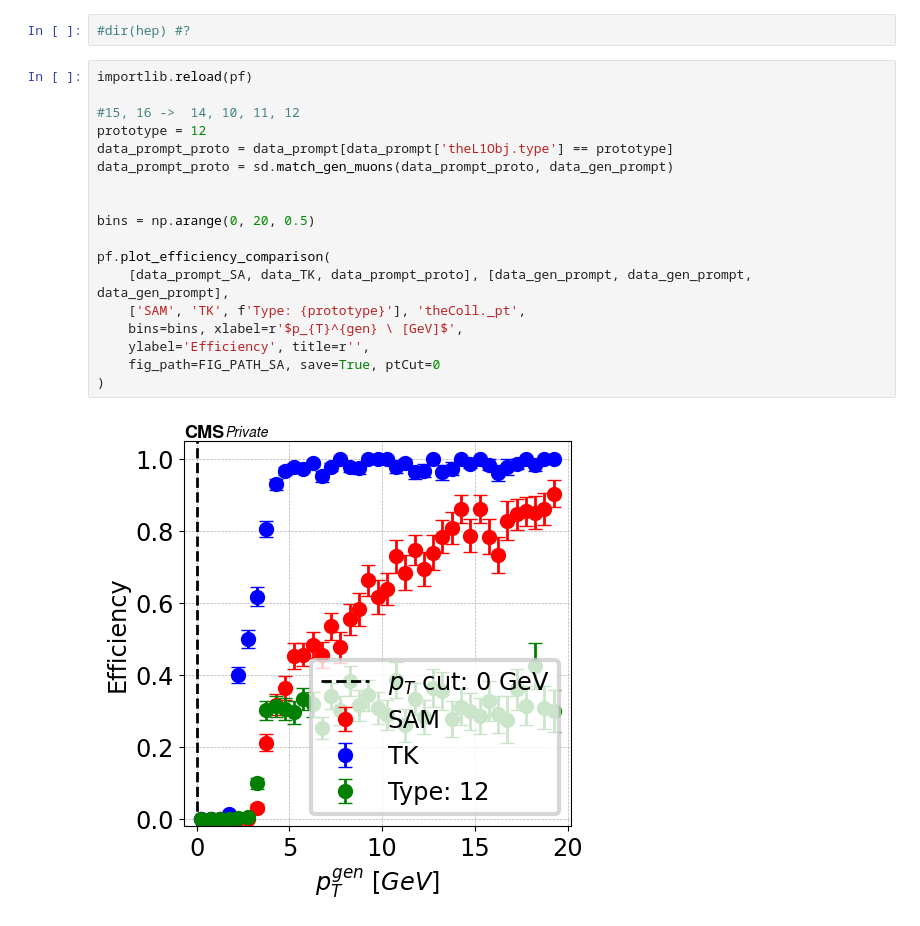
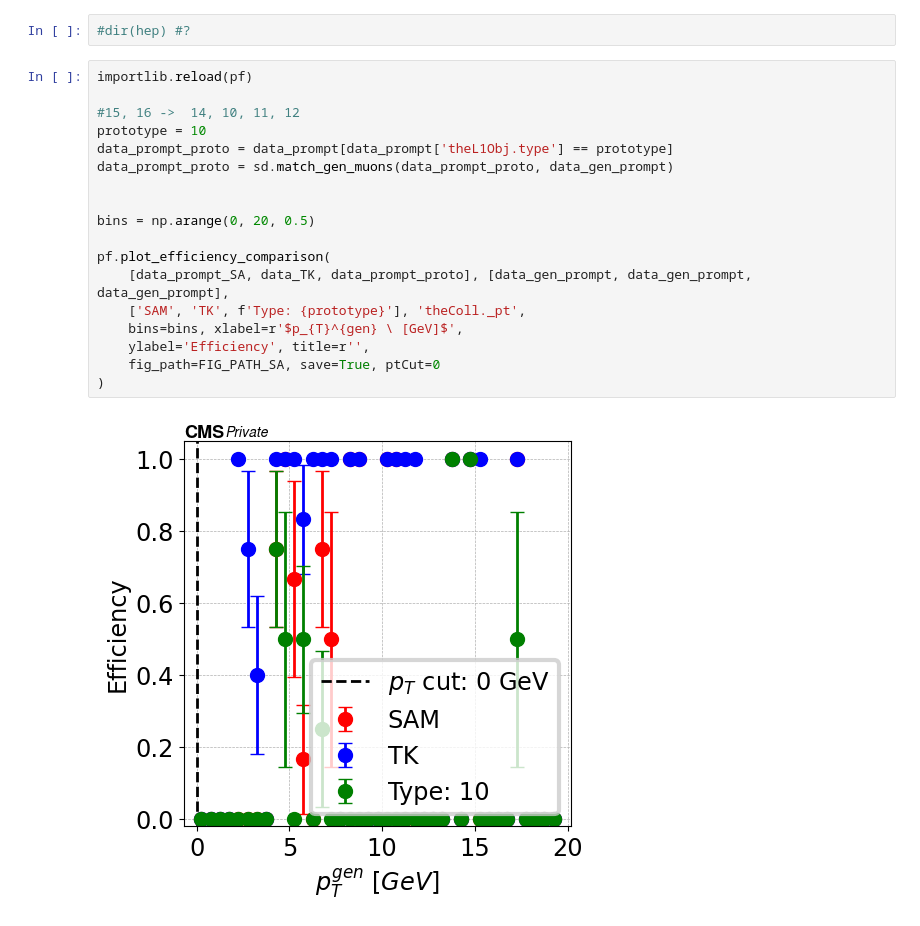
Before and after one commit to PasiekaFUW/cmssw, a Jupyter notebook: Masters/makePlots.ipynb, the cells around one changed output. Cells and saved outputs as stored; diff of their text form.

```diff
--- a/Masters/makePlots.ipynb
+++ b/Masters/makePlots.ipynb
@@ -159,23 +160,23 @@ Saved figure to ./fig_png/SingleMu_sample_Common_stub_count_p_d.png
 # %%
 importlib.reload(pf)
 
 #15, 16 ->  14, 10, 11, 12
-prototype = 12
+prototype = 10
 data_prompt_proto = data_prompt[data_prompt['theL1Obj.type'] == prototype]
 data_prompt_proto = sd.match_gen_muons(data_prompt_proto, data_gen_prompt)
 
 
 bins = np.arange(0, 20, 0.5)
 
 pf.plot_efficiency_comparison(
     [data_prompt_SA, data_TK, data_prompt_proto], [data_gen_prompt, data_gen_prompt, data_gen_prompt],
     ['SAM', 'TK', f'Type: {prototype}'], 'theColl._pt',
     bins=bins, xlabel=r'$p_{T}^{gen} \ [GeV]$',
     ylabel='Efficiency', title=r'',
     fig_path=FIG_PATH_SA, save=True, ptCut=0
 )
 # %% [output]
-[figure, old version]
+[figure, new version]
 # %%
 datasets_to_plot = []
 datasets_gen_match = []
```
Also changed, not shown: parts of 6 cells of this notebook, 14 other files.
